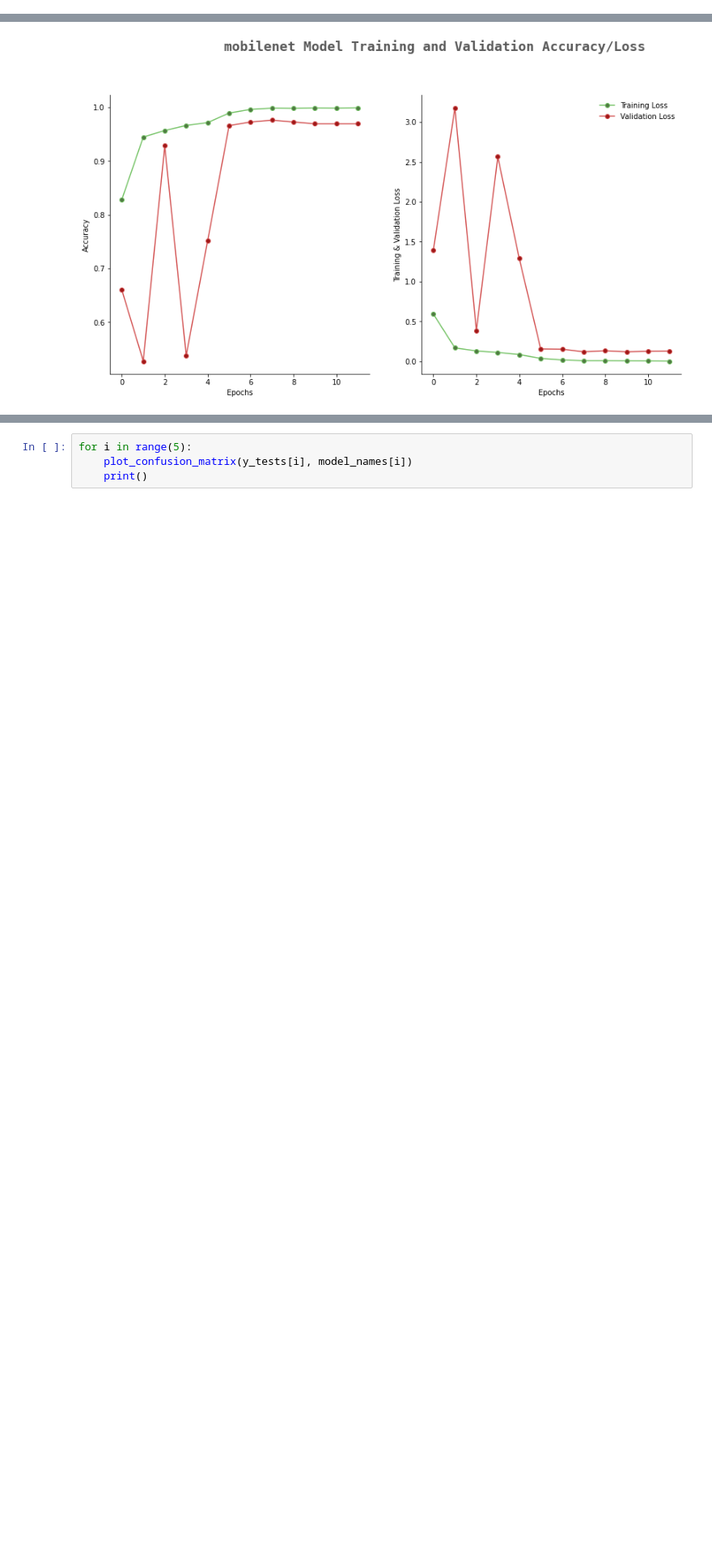
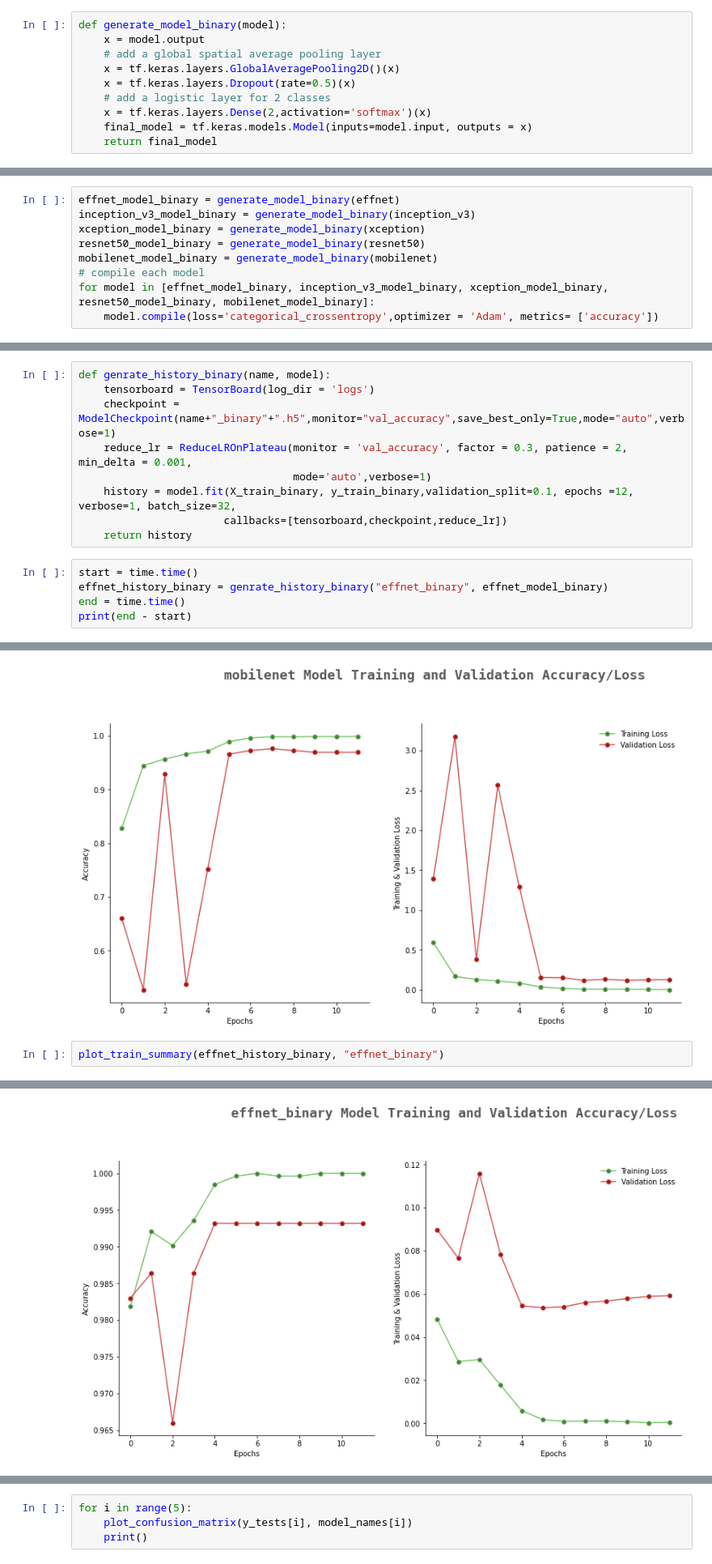
Before and after one commit to wooyoyohehe/BMI-585R, a Jupyter notebook: Transfer learning in brain tumor classification/Final_project.ipynb, the cells around one changed output, grey strips where cells are left out. Shown at 81% size. Saved outputs shown, nothing was run; the diff lists cells and outputs as text; blank space fills up the shorter version.

```diff
--- a/Transfer learning in brain tumor classification/Final_project.ipynb
+++ b/Transfer learning in brain tumor classification/Final_project.ipynb
@@ -80,6 +117,16 @@ def generate_model(model):
     x = tf.keras.layers.Dense(4,activation='softmax')(x)
     final_model = tf.keras.models.Model(inputs=model.input, outputs = x)
     return final_model
+# %%
+def generate_model_binary(model):
+    x = model.output
+    # add a global spatial average pooling layer
+    x = tf.keras.layers.GlobalAveragePooling2D()(x)
+    x = tf.keras.layers.Dropout(rate=0.5)(x)
+    # add a logistic layer for 2 classes
+    x = tf.keras.layers.Dense(2,activation='softmax')(x)
+    final_model = tf.keras.models.Model(inputs=model.input, outputs = x)
+    return final_model
 # %%
 effnet_model = generate_model(effnet)
 inception_v3_model = generate_model(inception_v3)
@@ -89,6 +136,15 @@ mobilenet_model = generate_model(mobilenet)
 # compile each model
 for model in [effnet_model, inception_v3_model, xception_model, resnet50_model, mobilenet_model]:
     model.compile(loss='categorical_crossentropy',optimizer = 'Adam', metrics= ['accuracy'])
+# %%
+effnet_model_binary = generate_model_binary(effnet)
+inception_v3_model_binary = generate_model_binary(inception_v3)
+xception_model_binary = generate_model_binary(xception)
+resnet50_model_binary = generate_model_binary(resnet50)
+mobilenet_model_binary = generate_model_binary(mobilenet)
+# compile each model
+for model in [effnet_model_binary, inception_v3_model_binary, xception_model_binary, resnet50_model_binary, mobilenet_model_binary]:
+    model.compile(loss='categorical_crossentropy',optimizer = 'Adam', metrics= ['accuracy'])
 # %%
 effnet_model.summary()
 # %% [output]
@@ -198,3 +254,17 @@ def genrate_history(name, model):
     history = model.fit(X_train,y_train,validation_split=0.1, epochs =12, verbose=1, batch_size=32,
                        callbacks=[tensorboard,checkpoint,reduce_lr])
     return history
+# %%
+def genrate_history_binary(name, model):
+    tensorboard = TensorBoard(log_dir = 'logs')
+    checkpoint = ModelCheckpoint(name+"_binary"+".h5",monitor="val_accuracy",save_best_only=True,mode="auto",verbose=1)
+    reduce_lr = ReduceLROnPlateau(monitor = 'val_accuracy', factor = 0.3, patience = 2, min_delta = 0.001,
+                                  mode='auto',verbose=1)
+    history = model.fit(X_train_binary, y_train_binary,validation_split=0.1, epochs =12, verbose=1, batch_size=32,
+                       callbacks=[tensorboard,checkpoint,reduce_lr])
+    return history
+# %%
+start = time.time()
+effnet_history_binary = genrate_history_binary("effnet_binary", effnet_model_binary)
+end = time.time()
+print(end - start)
@@ -447,3 +721,6 @@ No artists with labels found to put in legend.  Note that artists whose label st
 [figure]
 [figure]
 [figure]
+# %%
+plot_train_summary(effnet_history_binary, "effnet_binary")
+# %% [output]
@@ -449,0 +728 @@ No artists with labels found to put in legend.  Note that artists whose label st
+[figure, added]
```
Also changed, not shown: parts of 21 cells of this notebook.
